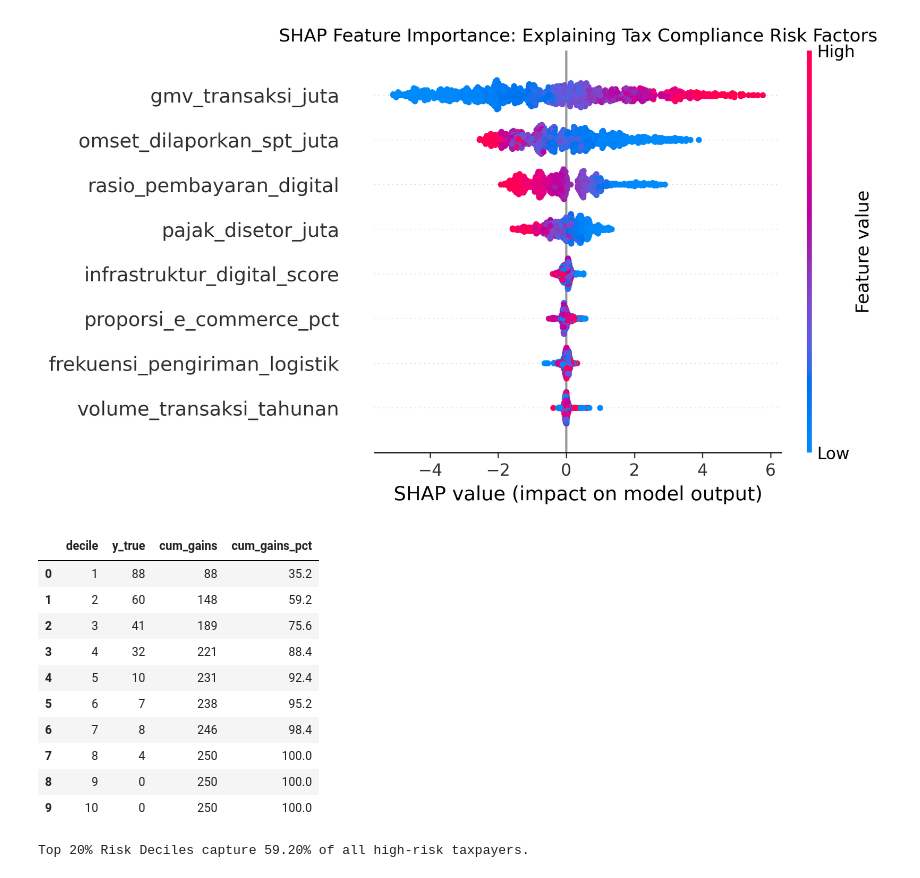
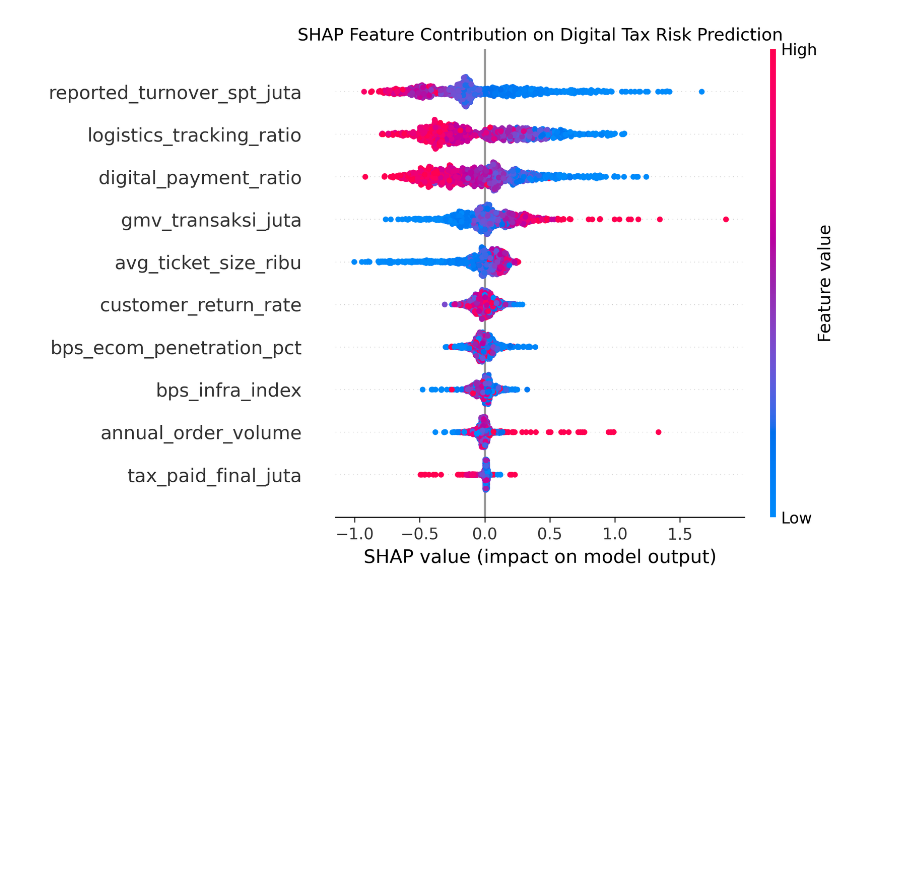
Before and after one commit to izamrosiawan/tax-compliance-automl, a Jupyter notebook: notebook.ipynb, the cells around one changed output. Drawn from its saved outputs; the diff is of its cells as text; code cells hidden in the pictures; blank space fills up the shorter version.

```diff
--- a/notebook.ipynb
+++ b/notebook.ipynb
@@ -186,0 +98,32 @@ AutoML Best Test ROC-AUC: 0.8978
+# %%
+ablation_subsets = {
+    '1. Financial Only': ['reported_turnover_spt_juta', 'tax_paid_final_juta'],
+    '2. + Digital Trans': [
+        'reported_turnover_spt_juta', 'tax_paid_final_juta',
+        'gmv_transaksi_juta', 'annual_order_volume', 'avg_ticket_size_ribu', 'digital_payment_ratio'
+    ],
+    '3. + Logistics': [
+        'reported_turnover_spt_juta', 'tax_paid_final_juta',
+        'gmv_transaksi_juta', 'annual_order_volume', 'avg_ticket_size_ribu', 'digital_payment_ratio',
+        'logistics_tracking_ratio', 'customer_return_rate'
+    ],
+    '4. Full (+ BPS Macro)': feature_cols
+}
+
+ab_res = []
+for s_name, cols in ablation_subsets.items():
+    m = xgb.XGBClassifier(n_estimators=180, learning_rate=0.04, max_depth=5, random_state=SEED, eval_metric='logloss')
+    m.fit(X_train[cols], y_train)
+    p = m.predict_proba(X_test[cols])[:, 1]
+    p_pts, r_pts, _ = precision_recall_curve(y_test, p)
+    gdf = pd.DataFrame({'y': y_test, 'p': p})
+    gdf['decile'] = 10 - pd.qcut(gdf['p'], q=10, labels=False, duplicates='drop')
+    top20_gain = gdf[gdf['decile'] <= 2]['y'].sum() / gdf['y'].sum() * 100.0
+    ab_res.append({
+        'Feature Subset': s_name,
+        'ROC-AUC': round(roc_auc_score(y_test, p), 4),
+        'PR-AUC': round(auc(r_pts, p_pts), 4),
+        'Top 20% Decile Yield (%)': round(top20_gain, 2)
+    })
+
+display(pd.DataFrame(ab_res))
@@ -189,35 +152,12 @@ AutoML Best Test ROC-AUC: 0.8978
-# %%
-# SHAP Summary Plot
-explainer = shap.TreeExplainer(best_automl_model)
-shap_values = explainer(X_test)
-plt.figure(figsize=(8, 5), dpi=300)
-shap.summary_plot(shap_values, X_test, show=False)
-plt.title('SHAP Feature Importance: Explaining Tax Compliance Risk Factors')
-plt.tight_layout()
-plt.show()
-
-# Cumulative Decile Lift
-gains_df = pd.DataFrame({'y_true': y_test, 'prob': automl_probs})
-gains_df['decile'] = pd.qcut(gains_df['prob'], q=10, labels=False, duplicates='drop')
-gains_df['decile'] = 10 - gains_df['decile']
-
-decile_summary = gains_df.groupby('decile')['y_true'].sum().reset_index()
-decile_summary['cum_gains'] = decile_summary['y_true'].cumsum()
-decile_summary['cum_gains_pct'] = decile_summary['cum_gains'] / decile_summary['y_true'].sum() * 100.0
-
-display(decile_summary)
-print(f'Top 20% Risk Deciles capture {decile_summary.loc[decile_summary["decile"] <= 2, "cum_gains_pct"].max():.2f}% of all high-risk taxpayers.')
-# %% [output]
-[figure, removed]
-|  | decile | y_true | cum_gains | cum_gains_pct |
-| 0 | 1 | 88 | 88 | 35.2 |
-| 1 | 2 | 60 | 148 | 59.2 |
-| 2 | 3 | 41 | 189 | 75.6 |
-| 3 | 4 | 32 | 221 | 88.4 |
-| 4 | 5 | 10 | 231 | 92.4 |
-| 5 | 6 | 7 | 238 | 95.2 |
-| 6 | 7 | 8 | 246 | 98.4 |
-| 7 | 8 | 4 | 250 | 100.0 |
-| 8 | 9 | 0 | 250 | 100.0 |
-| 9 | 10 | 0 | 250 | 100.0 |
-Top 20% Risk Deciles capture 59.20% of all high-risk taxpayers.
+# %%
+best_xgb = xgb.XGBClassifier(n_estimators=180, learning_rate=0.04, max_depth=5, random_state=SEED, eval_metric='logloss')
+best_xgb.fit(X_train, y_train)
+explainer = shap.TreeExplainer(best_xgb)
+shap_vals = explainer(X_test)
+plt.figure(figsize=(8, 5), dpi=300)
+shap.summary_plot(shap_vals, X_test, show=False)
+plt.title('SHAP Feature Contribution on Digital Tax Risk Prediction')
+plt.tight_layout()
+plt.show()
+# %% [output]
+[figure, added]
```
Also changed, not shown: parts of 16 cells of this notebook.
